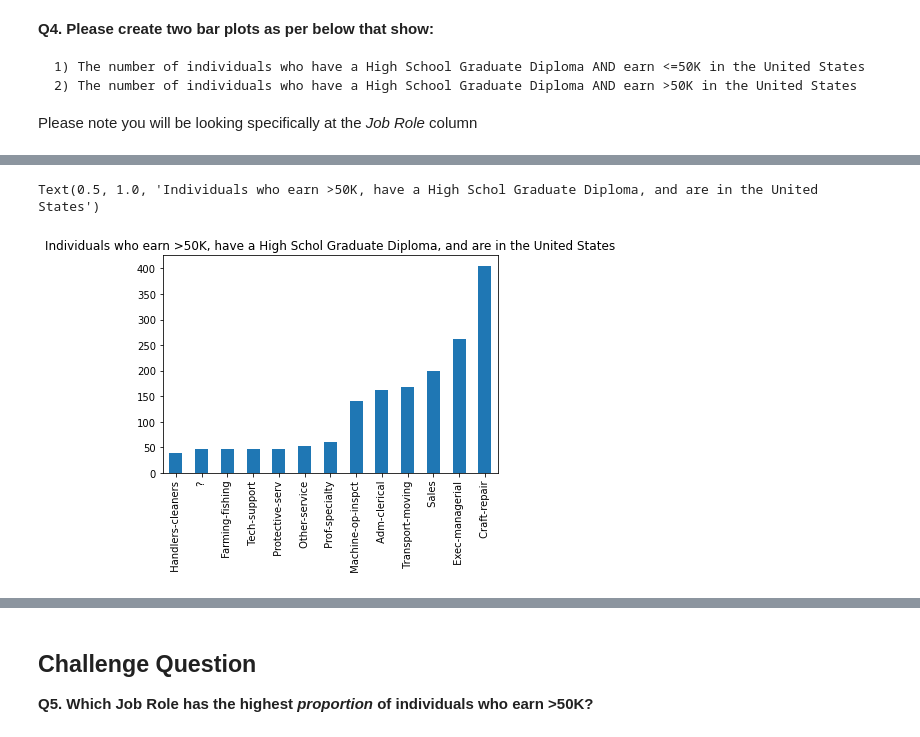
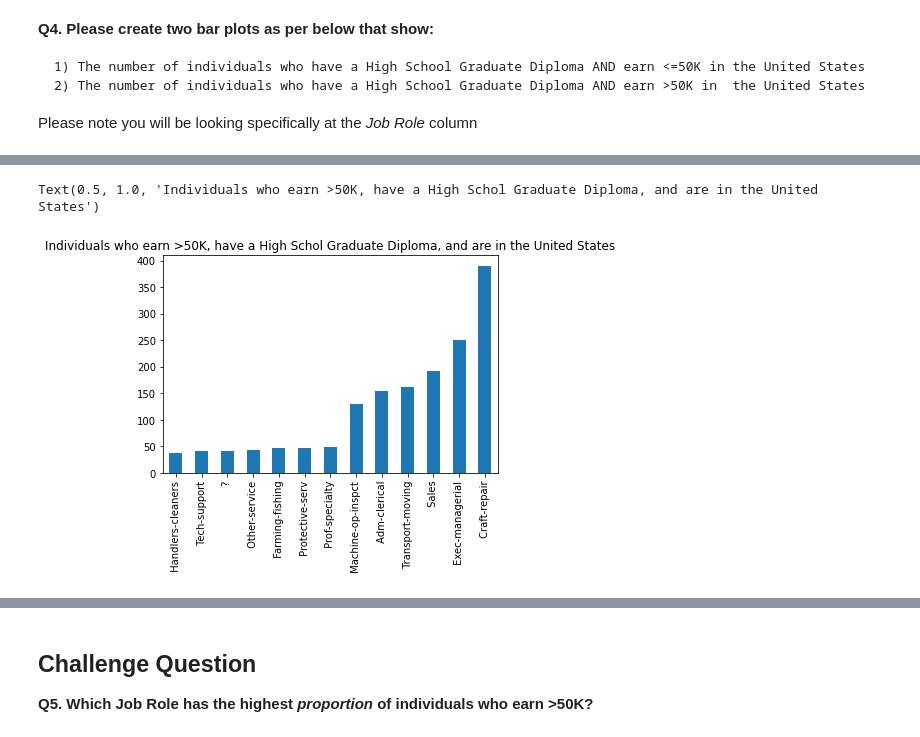
Before and after one commit to Katierjoh/Springboard-Technical-Mock-Interview-, a Jupyter notebook: Mock Interview Python Student Facing Questions .ipynb, the cells around one changed output, grey strips where cells are left out. Cells and saved outputs as stored; diff of their text form; code cells hidden in the pictures.

```diff
--- a/Mock Interview Python Student Facing Questions .ipynb
+++ b/Mock Interview Python Student Facing Questions .ipynb
@@ -65,9 +65,6 @@ E.g. State-Gov becomes Employment Type, Bachelors becomes Degree Status, etc.
 # %% [markdown]
 <b> Put your code below </b>
 # %%
-# Rename filtered dataframe rows
-    # name for later reference = dataframe.rename ({'old name':'new name',...})
-
 filtered_df = filtered_df.rename({' State-gov': 'Employment Type',
                   ' Bachelors': 'Degree Status',
                   ' Never-married': 'Marriage-Status',
@@ -76,8 +73,8 @@ filtered_df = filtered_df.rename({' State-gov': 'Employment Type',
                   ' White': 'Ethnicity',
                   ' Male': 'Gender',
                   ' United-States': 'Country',
-                  ' <=50K': 'Earnings'})
-filtered_df.head()
+                  ' <=50K': 'Earnings'}, axis=1)
+filtered_df.head(3)
 # %% [output]
 |  | Employment Type | Degree Status | Marriage-Status | Job-Role | Family-Role | Ethnicity | Gender | Country | ... |
 | 0 | Self-emp-not-inc | Bachelors | Married-civ-spouse | Exec-managerial | Husband | White | Male | United-States | ... |
@@ -108,11 +116,11 @@ Please note you will be looking specifically at the *Job Role* column
 # %%
 # Filter based on 2 columns: Degree Status and Earnings and Plot (Above 50K)
-
-Filtered_Plot = filtered_df[filtered_df['Degree Status'].str.endswith('grad') &
-                            filtered_df['Earnings'].str.endswith('>50K')]
+Filtered_Plot = filtered_df[filtered_df['Degree Status'].str.endswith('HS-grad') &
+                            filtered_df['Earnings'].str.endswith('>50K') &
+                            filtered_df['Country'].str.endswith('United-States')]
 Filtered_Plot['Job-Role'].value_counts().sort_values().plot.bar(rot=90)
 
 plt.title("Individuals who earn >50K, have a High Schol Graduate Diploma, and are in the United States")
 # %% [output]
 Text(0.5, 1.0, 'Individuals who earn >50K, have a High Schol Graduate Diploma, and are in the United States')
-[figure, old version]
+[figure, new version]
```
Also changed, not shown: parts of 9 cells of this notebook.
